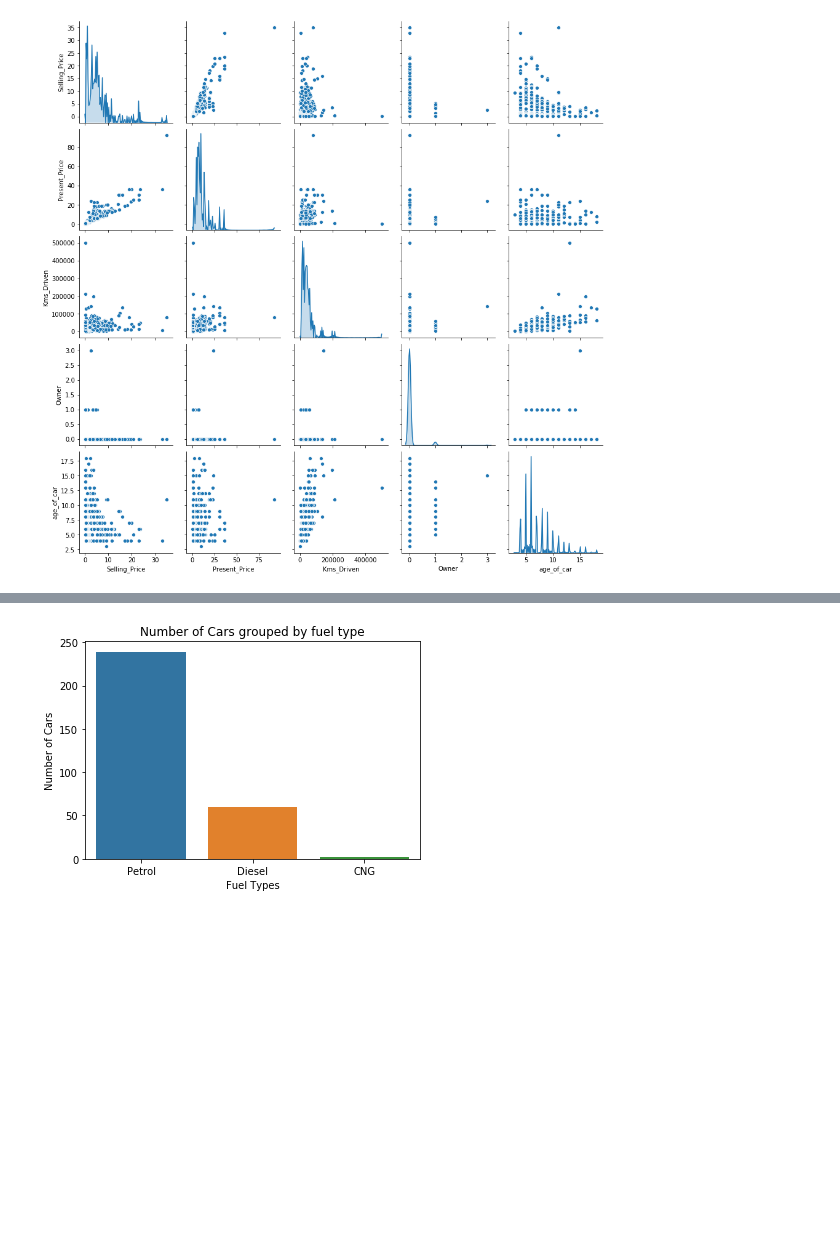
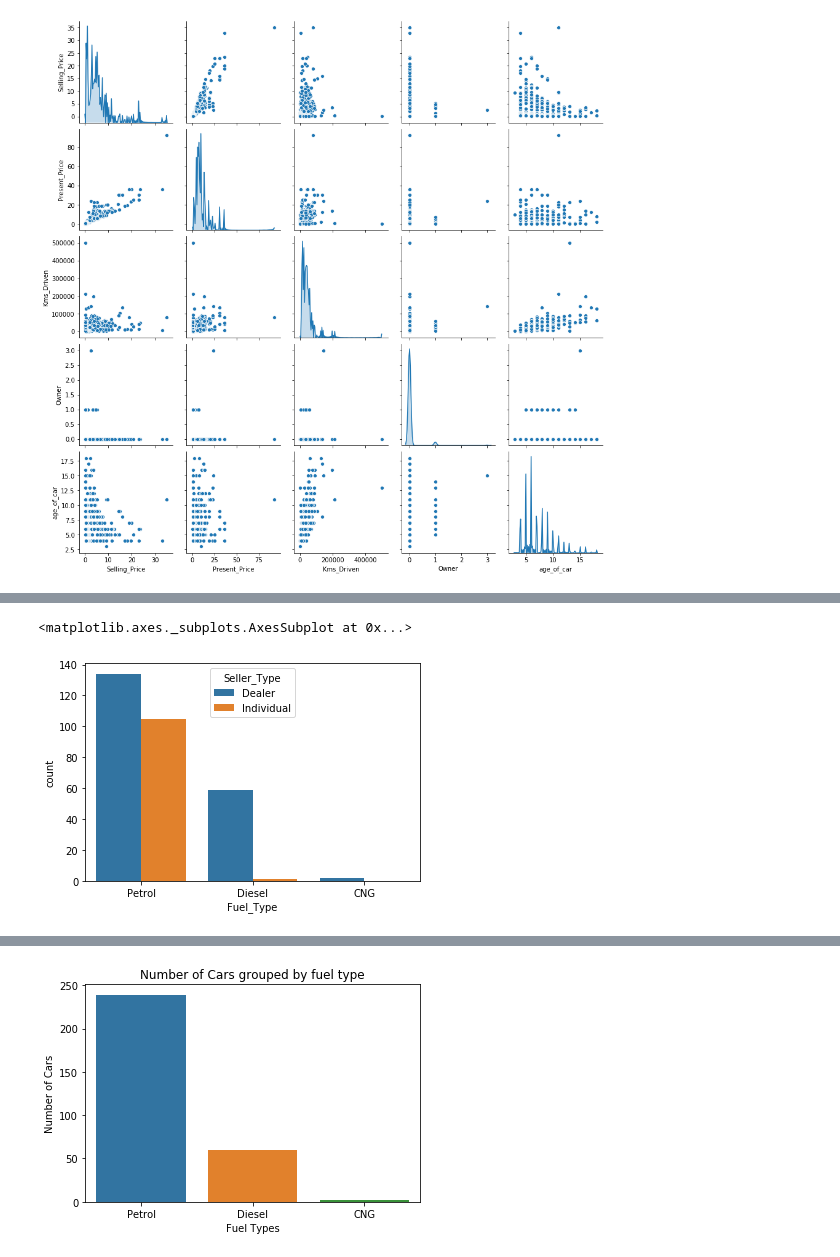
Before and after one commit to abhiraturi/Car_Prediction, a Jupyter notebook: IDS_Car_Dekho_Assignment.ipynb, the cells around one changed output, grey strips where cells are left out. Drawn from its saved outputs; the diff is of its cells as text; code cells hidden in the pictures; blank space fills up the shorter version.

Commit message:
Added few EDA related graphs

```diff
--- a/IDS_Car_Dekho_Assignment.ipynb
+++ b/IDS_Car_Dekho_Assignment.ipynb
@@ -215,0 +225,6 @@ plt.show()
+# %%
+# For all petrol,diesel and cng vehicle types the dealer seller count is more than Individual
+sns.countplot(x='Fuel_Type',hue='Seller_Type',data=df)
+# %% [output]
+<matplotlib.axes._subplots.AxesSubplot at 0x...>
+[figure, added]
```
Also changed, not shown: parts of 4 cells of this notebook.
